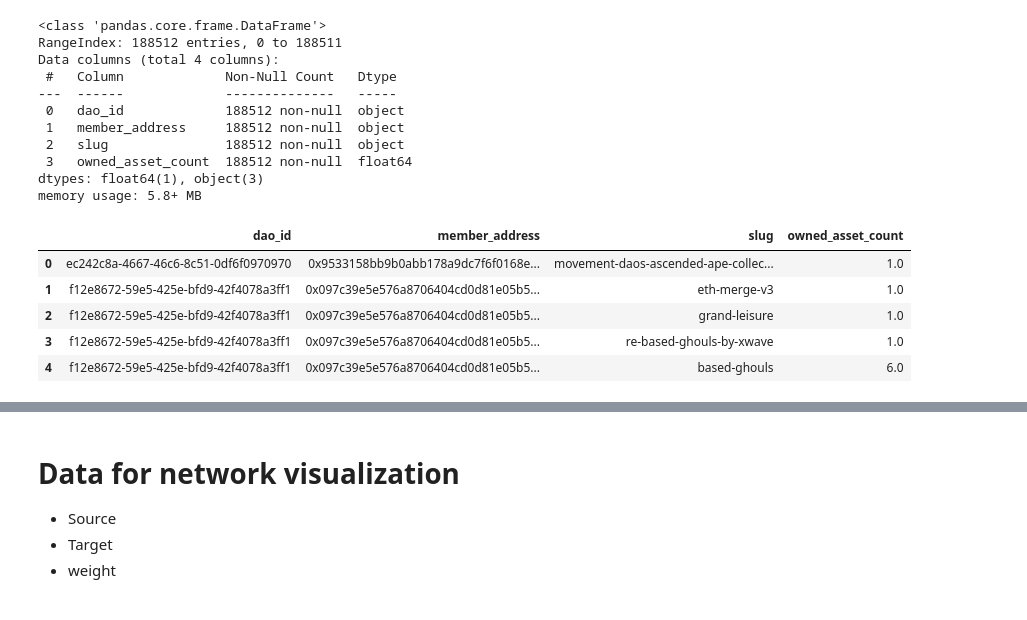
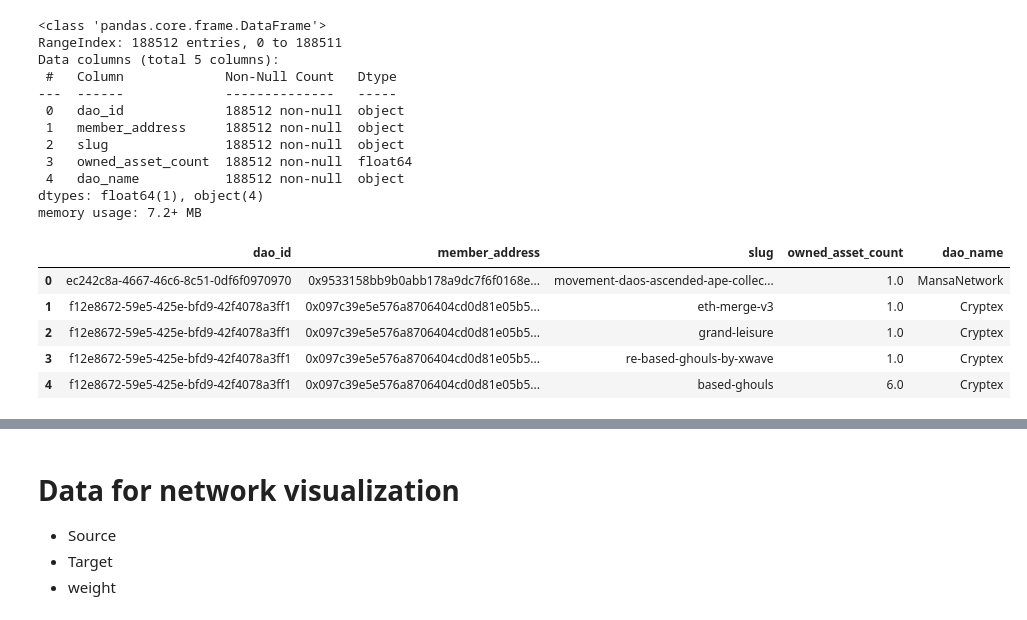
Before and after one commit to exilespacer/IS808_adv_DS_lab, a Jupyter notebook: 20221017_Presentation/ActionPlan/visualization_networks.ipynb, the cells around one changed output, grey strips where cells are left out. Saved outputs shown, nothing was run; the diff lists cells and outputs as text; code cells hidden in the pictures.

Commit message:
update the network visualization

```diff
--- a/20221017_Presentation/ActionPlan/visualization_networks.ipynb
+++ b/20221017_Presentation/ActionPlan/visualization_networks.ipynb
@@ -9,25 +9,28 @@ import pandas as pd
 # %%
 df_raw = (
     pd.read_csv('network_df.csv')
-    .assign(owned_asset_count = lambda x: x.owned_asset_count.astype(float))
+    .assign(
+        owned_asset_count = lambda x: x.owned_asset_count.astype(float),
+    )
 )
 df_raw.info()
 df_raw.head()
 # %% [output]
 <class 'pandas.core.frame.DataFrame'>
 RangeIndex: 188512 entries, 0 to 188511
-Data columns (total 4 columns):
+Data columns (total 5 columns):
  #   Column             Non-Null Count   Dtype
 ---  ------             --------------   -----
  0   dao_id             188512 non-null  object
  1   member_address     188512 non-null  object
  2   slug               188512 non-null  object
  3   owned_asset_count  188512 non-null  float64
-dtypes: float64(1), object(3)
-memory usage: 5.8+ MB
+ 4   dao_name           188512 non-null  object
+dtypes: float64(1), object(4)
+memory usage: 7.2+ MB
-|  | dao_id | member_address | slug | owned_asset_count |
-| 0 | ec242c8a-4667-46c6-8c51-0df6f0970970 | 0x9533158bb9b0abb178a9dc7f6f0168e... | movement-daos-ascended-ape-collec... | 1.0 |
-| 1 | f12e8672-59e5-425e-bfd9-42f4078a3ff1 | 0x097c39e5e576a8706404cd0d81e05b5... | eth-merge-v3 | 1.0 |
-| 2 | f12e8672-59e5-425e-bfd9-42f4078a3ff1 | 0x097c39e5e576a8706404cd0d81e05b5... | grand-leisure | 1.0 |
-| 3 | f12e8672-59e5-425e-bfd9-42f4078a3ff1 | 0x097c39e5e576a8706404cd0d81e05b5... | re-based-ghouls-by-xwave | 1.0 |
-| 4 | f12e8672-59e5-425e-bfd9-42f4078a3ff1 | 0x097c39e5e576a8706404cd0d81e05b5... | based-ghouls | 6.0 |
+|  | dao_id | member_address | slug | owned_asset_count | dao_name |
+| 0 | ec242c8a-4667-46c6-8c51-0df6f0970970 | 0x9533158bb9b0abb178a9dc7f6f0168e... | movement-daos-ascended-ape-collec... | 1.0 | MansaNetwork |
+| 1 | f12e8672-59e5-425e-bfd9-42f4078a3ff1 | 0x097c39e5e576a8706404cd0d81e05b5... | eth-merge-v3 | 1.0 | Cryptex |
+| 2 | f12e8672-59e5-425e-bfd9-42f4078a3ff1 | 0x097c39e5e576a8706404cd0d81e05b5... | grand-leisure | 1.0 | Cryptex |
+| 3 | f12e8672-59e5-425e-bfd9-42f4078a3ff1 | 0x097c39e5e576a8706404cd0d81e05b5... | re-based-ghouls-by-xwave | 1.0 | Cryptex |
+| 4 | f12e8672-59e5-425e-bfd9-42f4078a3ff1 | 0x097c39e5e576a8706404cd0d81e05b5... | based-ghouls | 6.0 | Cryptex |
```
Also changed, not shown: parts of 21 cells of this notebook, 2 other files.
